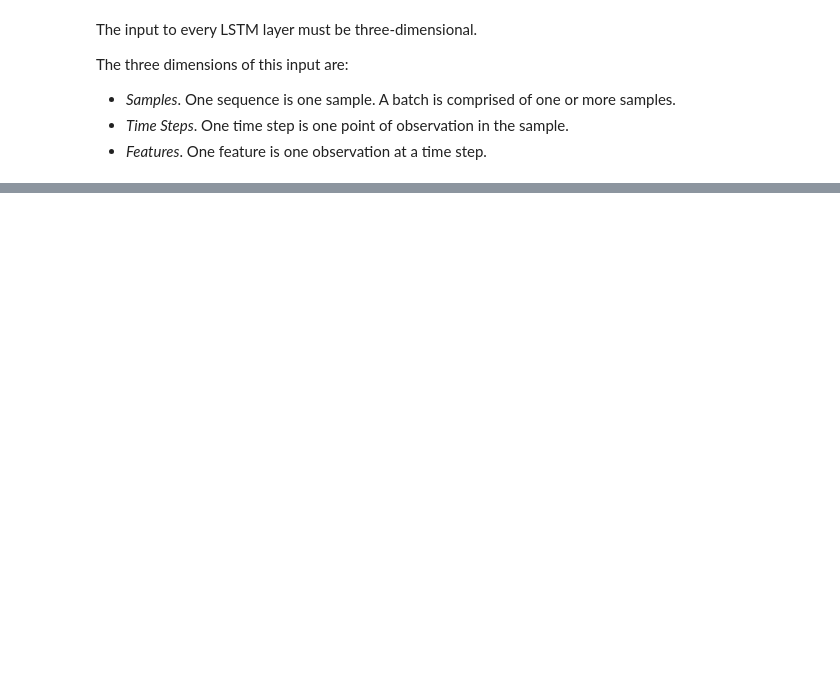
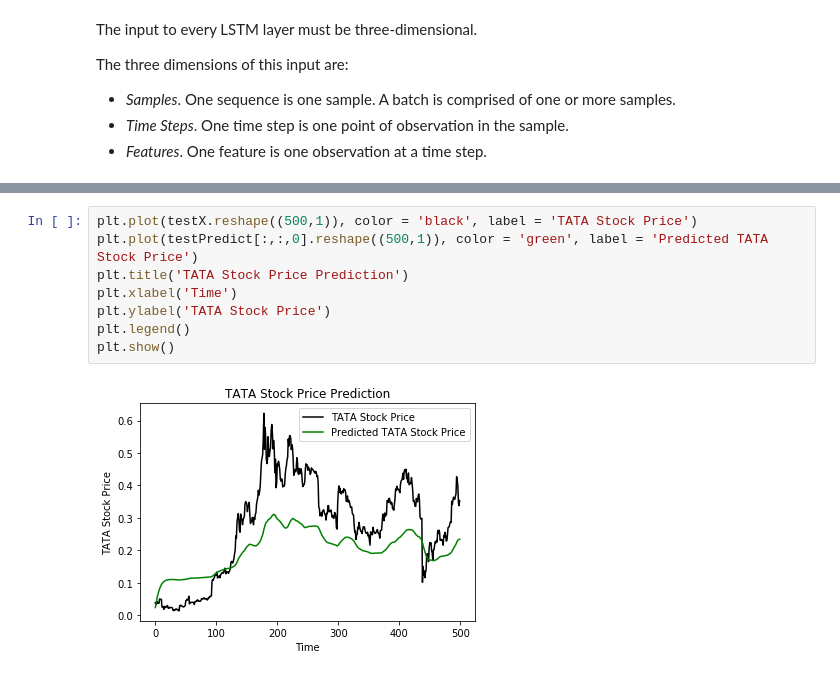
Before and after one commit to Drabble/CryptoPredictions, a Jupyter notebook: CryptoPredictions.ipynb, the cells around one changed output, grey strips where cells are left out. Drawn from its saved outputs; the diff is of its cells as text; blank space fills up the shorter version.

```diff
--- a/CryptoPredictions.ipynb
+++ b/CryptoPredictions.ipynb
@@ -248,0 +298,10 @@ print(yhat)
+# %%
+plt.plot(testX.reshape((500,1)), color = 'black', label = 'TATA Stock Price')
+plt.plot(testPredict[:,:,0].reshape((500,1)), color = 'green', label = 'Predicted TATA Stock Price')
+plt.title('TATA Stock Price Prediction')
+plt.xlabel('Time')
+plt.ylabel('TATA Stock Price')
+plt.legend()
+plt.show()
+# %% [output]
+[figure, added]
```
Also changed, not shown: parts of 16 cells of this notebook.
